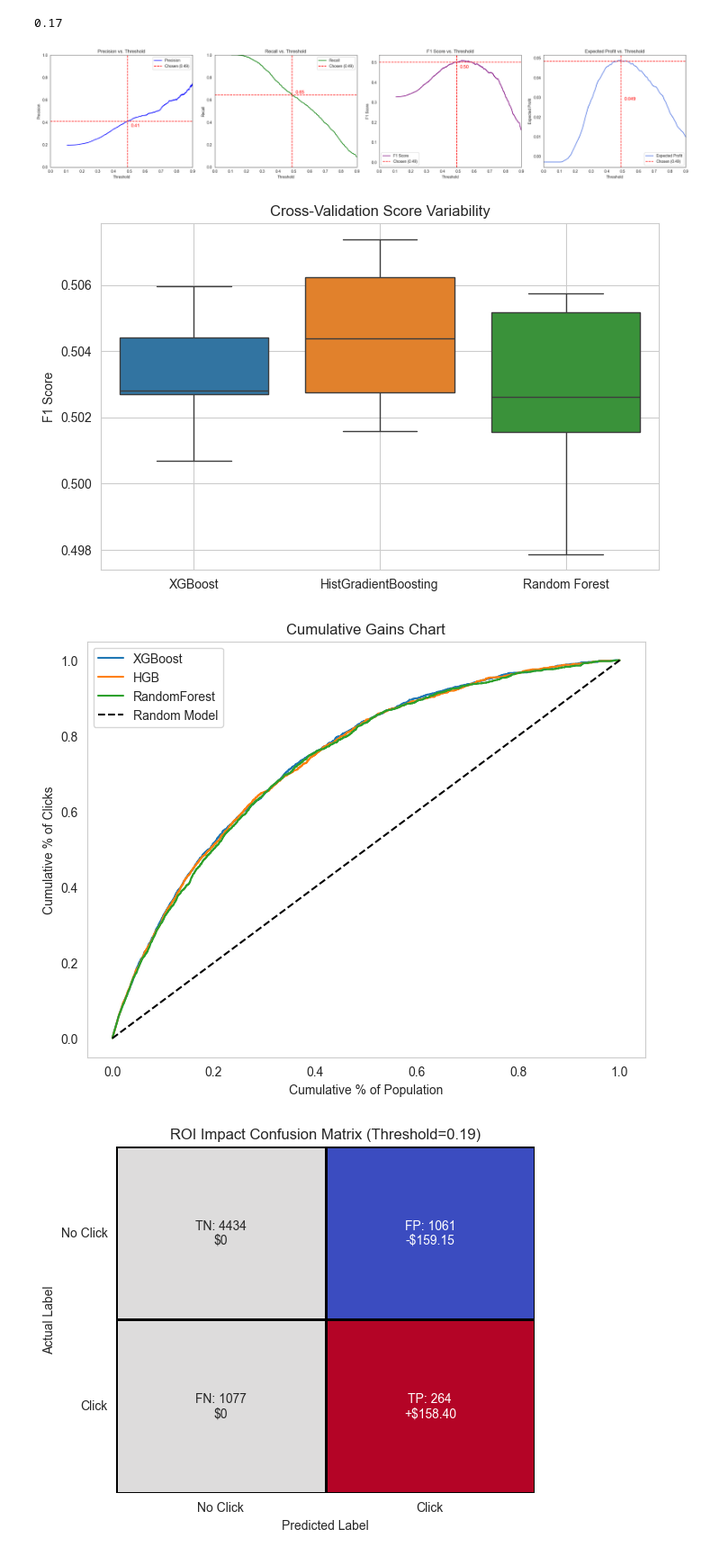
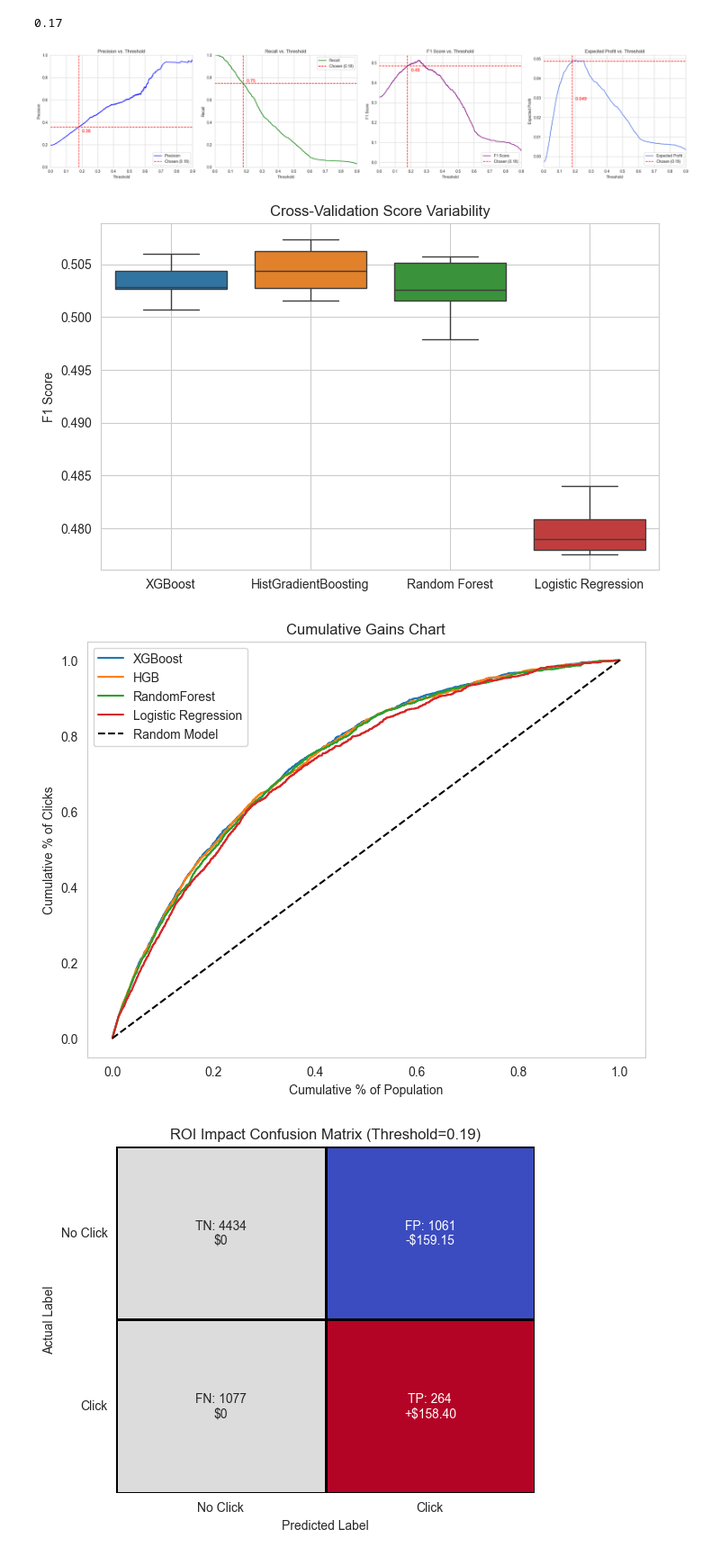
Before and after one commit to bgilliland/credible_takehome, a Jupyter notebook: email_click_model.ipynb, the cells around one changed output. Shown at 90% size. Saved outputs shown, nothing was run; the diff lists cells and outputs as text; code cells hidden in the pictures.

```diff
--- a/email_click_model.ipynb
+++ b/email_click_model.ipynb
@@ -801,0 +1054,4 @@ def ev_per_email(model, X, Y, model_name):
+# %%
+lr_thresh = .18
+cal_y = (cal_lr.predict_proba(X_val_lin)[:,1] >= lr_thresh)#.astype(int)
+print(classification_report(y_val,cal_y))
@@ -1442,0 +1703,23 @@ X_test_tree = X_test_tree[tree_features].copy()
+# %%
+X_train_all = pd.concat([X_train,X_val])
+y_train_all = pd.concat([y_train,y_val])
+
+
+X_train_lin_all = preprocessor.fit_transform(X_train_all)
+X_train_lin_all.columns = X_train_lin_all.columns.str.split('__').str[-1]
+X_train_lin_all = poly_preprocess.fit_transform(X_train_lin_all)
+X_train_lin_all.columns = X_train_lin_all.columns.str.split('__').str[-1]
+X_train_lin_all = X_train_lin_all[features["Feature"]]
+
+X_test_lin = preprocessor.transform(X_test)
+X_test_lin.columns = X_test_lin.columns.str.split('__').str[-1]
+X_test_lin = poly_preprocess.transform(X_test_lin)
+X_test_lin.columns = X_test_lin.columns.str.split('__').str[-1]
+X_test_lin = X_test_lin[features["Feature"]]
+
+X_train_tree_all = preprocessor_tree.fit_transform(X_train_all)
+X_train_tree_all.columns = X_train_tree_all.columns.str.split('__').str[-1]
+X_train_tree_all = X_train_tree_all[tree_features]
+X_test_tree = preprocessor_tree.transform(X_test)
+X_test_tree.columns = X_test_tree.columns.str.split('__').str[-1]
+X_test_tree = X_test_tree[tree_features].copy()
@@ -1442,0 +1732,3 @@ X_test_tree = X_test_tree[tree_features].copy()
+# %%
+cal_lr.fit(X_train_lin_all,y_train_all)
+lr_grid.best_estimator_.fit(X_train_lin_all,y_train_all)
@@ -1555,7 +1865,7 @@ from sklearn.metrics import precision_recall_curve
 # %%
 models = {
     "Random": (y_test, dumb.predict_proba(X_test_tree)[:,1]),
-    "Logistic Regression": (y_test, log_reg.predict_proba(X_test_lin)[:, 1]),
+    "Logistic Regression": (y_test, cal_lr.predict_proba(X_test_lin)[:, 1]),
     "Random Forest": (y_test, cal_rf.predict_proba(X_test_tree)[:, 1]),
     "HistGradientBoosting": (y_test, cal_hgb.predict_proba(X_test_tree)[:, 1]),
     "XGBoost": (y_test, cal_xgb.predict_proba(X_test_tree)[:, 1]),
@@ -1706,9 +2016,9 @@ rf_thresh
 [figure]
 0.17
 # %%
-prf1_thresh(log_reg,.49,X_test_lin)
+prf1_thresh(cal_lr,lr_thresh,X_test_lin)
 # %% [output]
-[figure, old version]
+[figure, new version]
 # %%
 import seaborn as sns
 from sklearn.metrics import f1_score, make_scorer
@@ -1717,36 +2027,36 @@ from sklearn.model_selection import cross_val_score
 models = {
     "XGBoost": [cal_xgb, xgb_thresh],
     "HistGradientBoosting": [cal_hgb, hgb_thresh],
     "Random Forest": [cal_rf, rf_thresh],
-    # "Logistic Regression": [log_reg, .5]
+    "Logistic Regression": [cal_lr, lr_thresh]
 }
 
 model_scores = {}
 
 for model_name, model in models.items():
 
     def recall_with_threshold(y_true, y_probs, threshold=model[1]):
         y_preds = (y_probs >= threshold).astype(int)
         return f1_score(y_true, y_preds)
     custom_recall_scorer = make_scorer(recall_with_threshold, response_method='predict_proba')
-    model_dat = pd.concat([X_val_lin, X_train_lin]) if model_name == 'Logistic Regression' else X_train_tree_all
+    model_dat = X_train_lin_all if model_name == 'Logistic Regression' else X_train_tree_all
     # print(model)
     scores = cross_val_score(model[0], model_dat, y_train_all, cv=k_fold, scoring=custom_recall_scorer, n_jobs=-1)
     model_scores[model_name] = scores
 
 # Convert to DataFrame for Seaborn
 import pandas as pd
 df = pd.DataFrame(model_scores)
 
 # Plot a boxplot of CV scores
 plt.figure(figsize=(8, 5))
 sns.boxplot(data=df)
 plt.ylabel("F1 Score")
 plt.title("Cross-Validation Score Variability")
 plt.grid(True)
 plt.show()
 # %% [output]
-[figure, old version]
+[figure, new version]
 # %%
 import pandas as pd
 import numpy as np
@@ -1775,9 +2086,9 @@ def cumulative_gains_chart(models, X_test, y_test, names):
     plt.grid()
     plt.show()
 # %%
-cumulative_gains_chart([cal_xgb, cal_hgb, cal_rf],X_test_tree,y_test, ['XGBoost', 'HGB', 'RandomForest'])
+cumulative_gains_chart([cal_xgb, cal_hgb, cal_rf, cal_lr],[X_test_tree, X_test_lin],y_test, ['XGBoost', 'HGB', 'RandomForest',"Logistic Regression"])
 # %% [output]
-[figure, old version]
+[figure, new version]
 # %%
 import numpy as np
 import matplotlib.pyplot as plt
```
Also changed, not shown: parts of 50 cells of this notebook, 4 other files.
